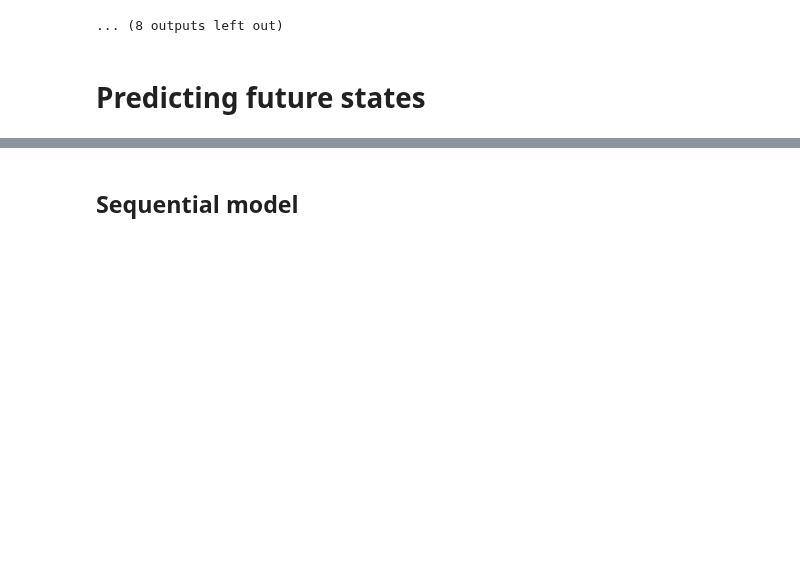
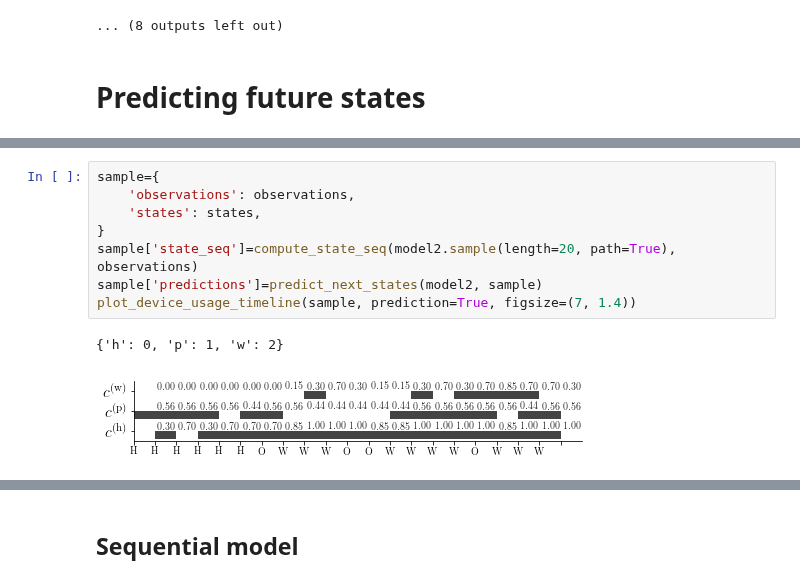
Before and after one commit to dbosk/spores, a Jupyter notebook: python/notebooks/hmm.ipynb, the cells around one changed output, grey strips where cells are left out. Saved outputs shown, nothing was run; the diff lists cells and outputs as text; blank space fills up the shorter version.

Commit message:
Predicts several rounds ahead

```diff
--- a/python/notebooks/hmm.ipynb
+++ b/python/notebooks/hmm.ipynb
@@ -391,0 +341,11 @@ def plot_device_usage_timeline_and_prediction(sample, toggle=True, figsize=(6,1.
+# %%
+sample={
+    'observations': observations,
+    'states': states,
+}
+sample['state_seq']=compute_state_seq(model2.sample(length=20, path=True), observations)
+sample['predictions']=predict_next_states(model2, sample)
+plot_device_usage_timeline(sample, prediction=True, figsize=(7, 1.4))
+# %% [output]
+{'h': 0, 'p': 1, 'w': 2}
+[figure, added]
```
Also changed, not shown: parts of 11 cells of this notebook.
